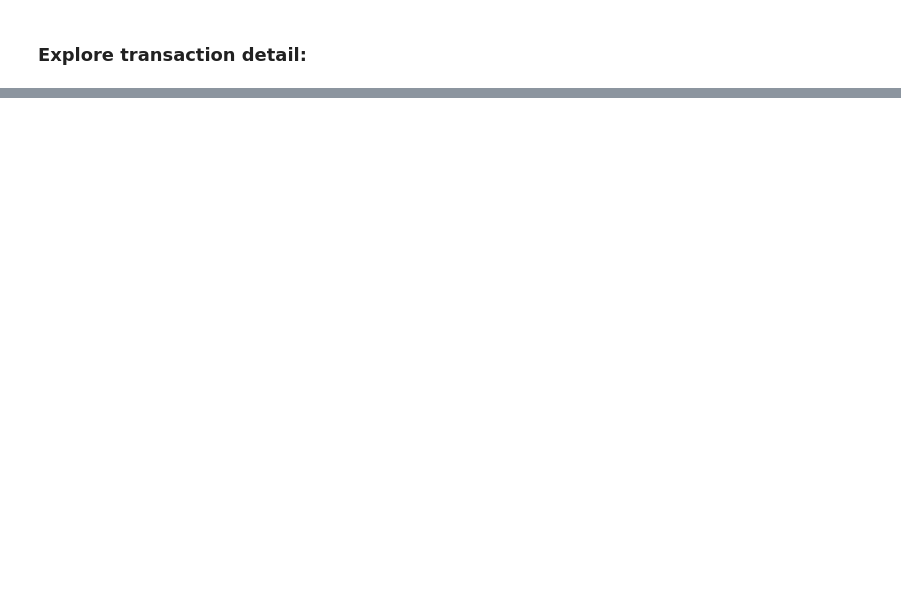
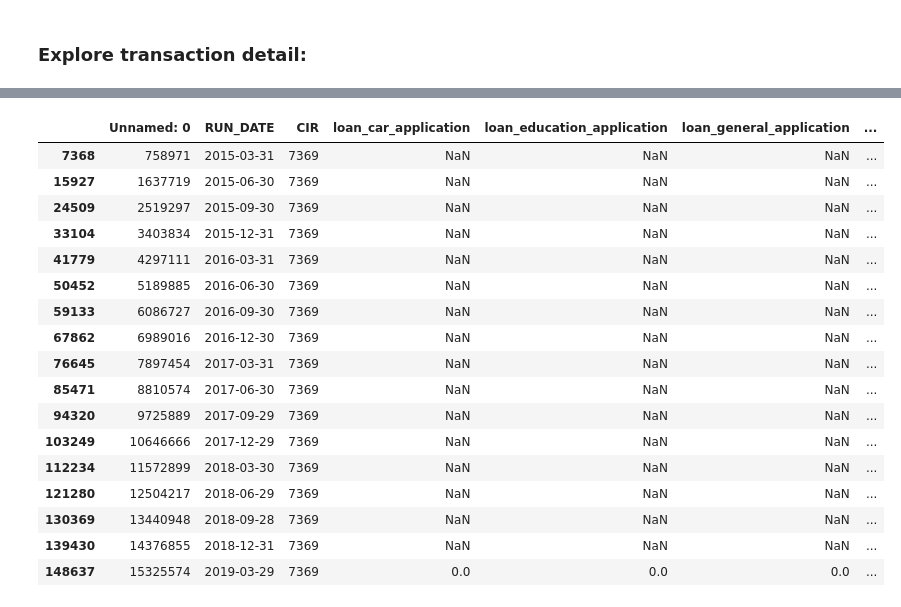
Before and after one commit to ChristoGH/mcb, a Jupyter notebook: explore.ipynb, the cells around one changed output, grey strips where cells are left out. Saved outputs shown, nothing was run; the diff lists cells and outputs as text; code cells hidden in the pictures; blank space fills up the shorter version.

```diff
--- a/explore.ipynb
+++ b/explore.ipynb
@@ -277,3 +329,5 @@ MARRIED SEP          1937
 Name: MARITAL_STATUS_DESCRIPTION, dtype: int64
 # %% [markdown]
 ### Explore account detail:
+# %%
+account_df=pd.read_csv(filepath_or_buffer=file_path+account_fname)
@@ -295,2 +365,5 @@ Timestamp('2017-03-31 00:00:00')
+# %%
+account_df.pop('Unnamed: 0')
+account_df.rename(columns={'Customer_number':'CIR'}, inplace = True)
 # %%
 account_df['RUN_DATE'] = pd.to_datetime(account_df['RUN_DATE'], infer_datetime_format=True)
@@ -461,0 +540,22 @@ run_date_dict
+# %%
+CIR=7369
+account_df[account_df.CIR==CIR]
+# %% [output]
+|  | Unnamed: 0 | RUN_DATE | CIR | loan_car_application | loan_education_application | loan_general_application | ... |
+| 7368 | 758971 | 2015-03-31 | 7369 | NaN | NaN | NaN | ... |
+| 15927 | 1637719 | 2015-06-30 | 7369 | NaN | NaN | NaN | ... |
+| 24509 | 2519297 | 2015-09-30 | 7369 | NaN | NaN | NaN | ... |
+| 33104 | 3403834 | 2015-12-31 | 7369 | NaN | NaN | NaN | ... |
+| 41779 | 4297111 | 2016-03-31 | 7369 | NaN | NaN | NaN | ... |
+| 50452 | 5189885 | 2016-06-30 | 7369 | NaN | NaN | NaN | ... |
+| 59133 | 6086727 | 2016-09-30 | 7369 | NaN | NaN | NaN | ... |
+| 67862 | 6989016 | 2016-12-30 | 7369 | NaN | NaN | NaN | ... |
+| 76645 | 7897454 | 2017-03-31 | 7369 | NaN | NaN | NaN | ... |
+| 85471 | 8810574 | 2017-06-30 | 7369 | NaN | NaN | NaN | ... |
+| 94320 | 9725889 | 2017-09-29 | 7369 | NaN | NaN | NaN | ... |
+| 103249 | 10646666 | 2017-12-29 | 7369 | NaN | NaN | NaN | ... |
+| 112234 | 11572899 | 2018-03-30 | 7369 | NaN | NaN | NaN | ... |
+| 121280 | 12504217 | 2018-06-29 | 7369 | NaN | NaN | NaN | ... |
+| 130369 | 13440948 | 2018-09-28 | 7369 | NaN | NaN | NaN | ... |
+| 139430 | 14376855 | 2018-12-31 | 7369 | NaN | NaN | NaN | ... |
+| 148637 | 15325574 | 2019-03-29 | 7369 | 0.0 | 0.0 | 0.0 | ... |
```
Also changed, not shown: parts of 57 cells of this notebook.
